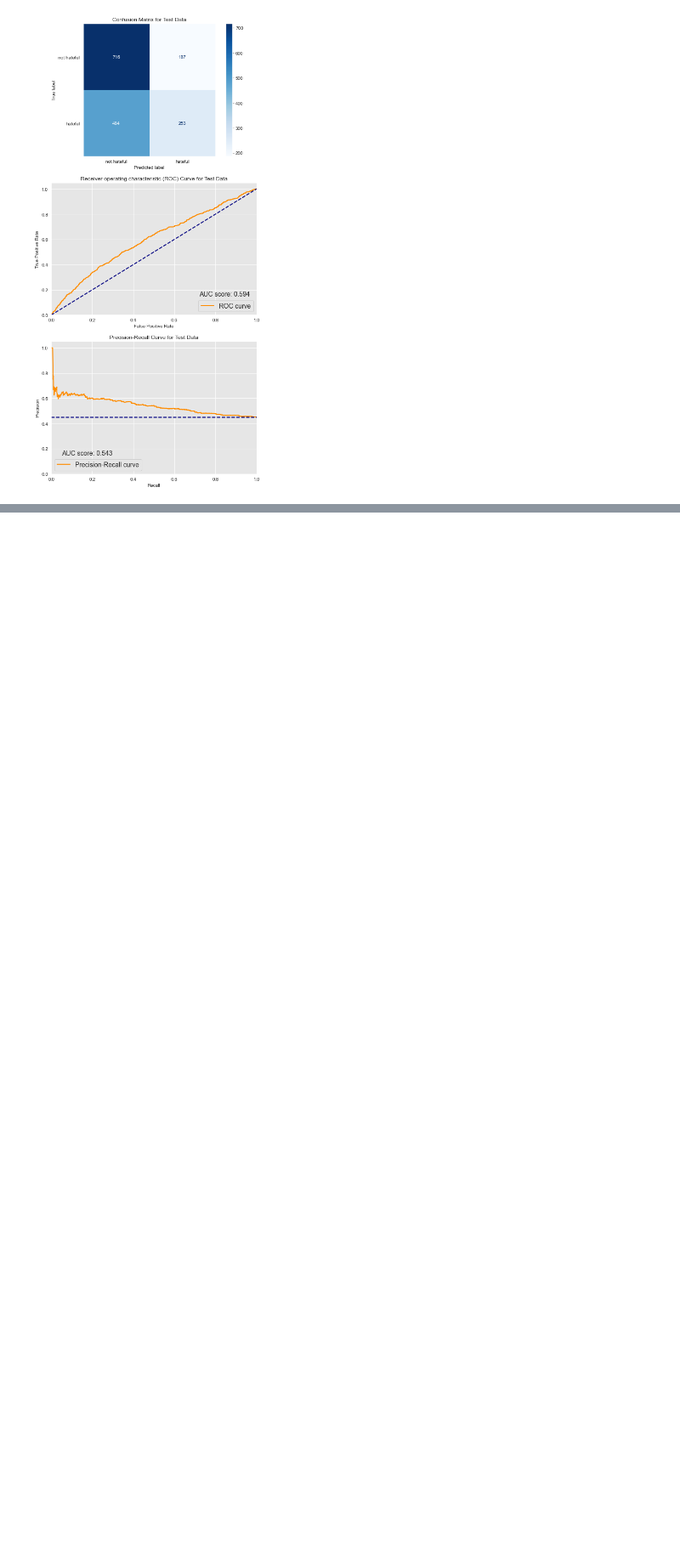
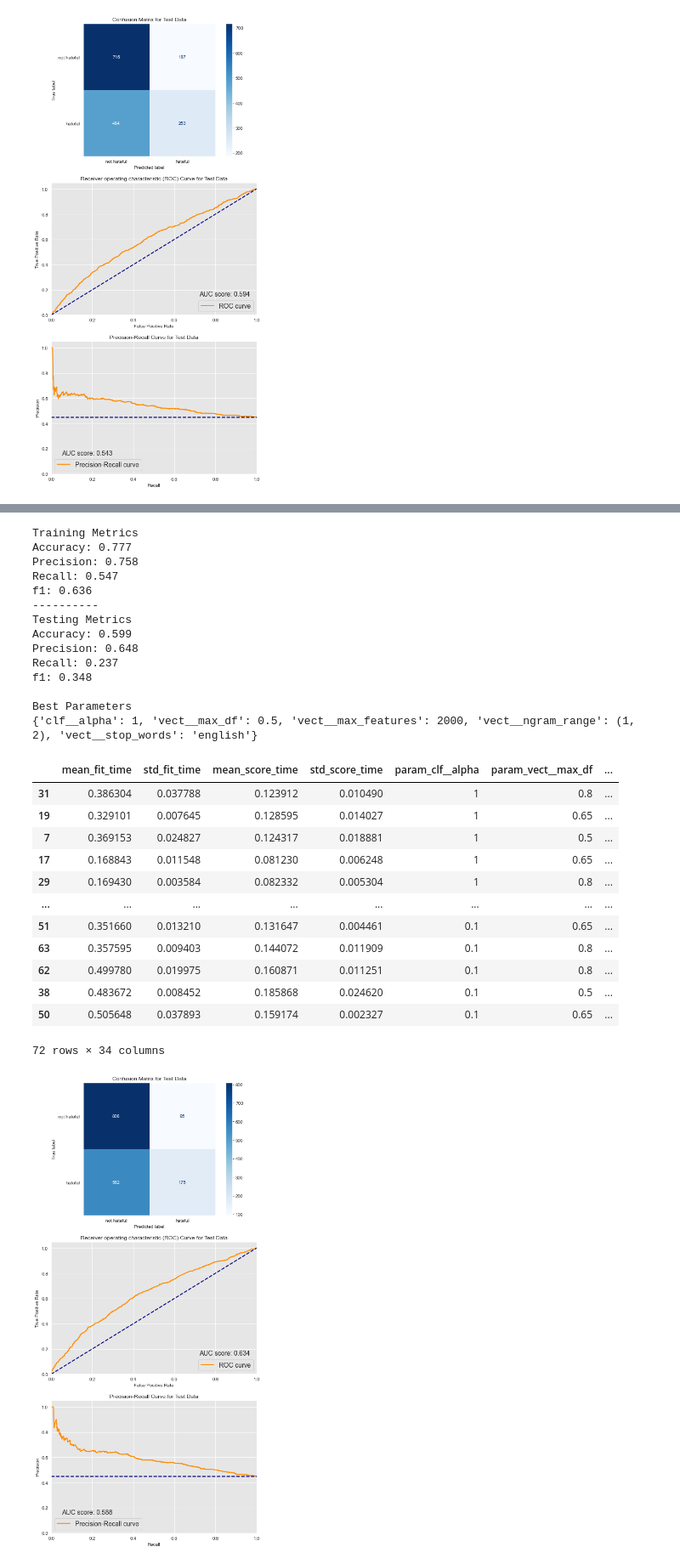
Before and after one commit to andrewwhitman/HatefulMemesDetection, a Jupyter notebook: notebooks/Models.ipynb, the cells around one changed output, grey strips where cells are left out. Shown at 85% size. Saved outputs shown, nothing was run; the diff lists cells and outputs as text; code cells hidden in the pictures; blank space fills up the shorter version.

```diff
--- a/notebooks/Models.ipynb
+++ b/notebooks/Models.ipynb
@@ -133,0 +219,15 @@ f1: 0.430
+# %%
+# parameter grid
+bool_grid = {
+    "vect__max_df": (0.5, 0.65, 0.8,),
+    'vect__max_features': (None, 2000, 4000),
+    "vect__ngram_range": ((1, 1), (1, 2)),
+    "vect__stop_words": (None, 'english'),
+    "clf__alpha": (1, 0.1),
+}
+
+# refit on roc_auc
+bool_gs = GridSearchCV(estimator=bool_bnb, param_grid=bool_grid, scoring=scoring_metrics, refit='roc_auc', n_jobs=-1)
+
+# fit on train
+bool_gs.fit(X_train, y_train)
@@ -133,0 +244,32 @@ f1: 0.430
+# %%
+# evaluate model on train and test
+evaluate(bool_gs, X_train, y_train, X_test, y_test, grid_search=True)
+# %% [output]
+Training Metrics
+Accuracy: 0.777
+Precision: 0.758
+Recall: 0.547
+f1: 0.636
+----------
+Testing Metrics
+Accuracy: 0.599
+Precision: 0.648
+Recall: 0.237
+f1: 0.348
+
+Best Parameters
+{'clf__alpha': 1, 'vect__max_df': 0.5, 'vect__max_features': 2000, 'vect__ngram_range': (1, 2), 'vect__stop_words': 'english'}
+|  | mean_fit_time | std_fit_time | mean_score_time | std_score_time | param_clf__alpha | param_vect__max_df | ... |
+| 31 | 0.386304 | 0.037788 | 0.123912 | 0.010490 | 1 | 0.8 | ... |
+| 19 | 0.329101 | 0.007645 | 0.128595 | 0.014027 | 1 | 0.65 | ... |
+| 7 | 0.369153 | 0.024827 | 0.124317 | 0.018881 | 1 | 0.5 | ... |
+| 17 | 0.168843 | 0.011548 | 0.081230 | 0.006248 | 1 | 0.65 | ... |
+| 29 | 0.169430 | 0.003584 | 0.082332 | 0.005304 | 1 | 0.8 | ... |
+| ... | ... | ... | ... | ... | ... | ... | ... |
+| 51 | 0.351660 | 0.013210 | 0.131647 | 0.004461 | 0.1 | 0.65 | ... |
+| 63 | 0.357595 | 0.009403 | 0.144072 | 0.011909 | 0.1 | 0.8 | ... |
+| 62 | 0.499780 | 0.019975 | 0.160871 | 0.011251 | 0.1 | 0.8 | ... |
+| 38 | 0.483672 | 0.008452 | 0.185868 | 0.024620 | 0.1 | 0.5 | ... |
+| 50 | 0.505648 | 0.037893 | 0.159174 | 0.002327 | 0.1 | 0.65 | ... |
+72 rows × 34 columns
+[figure, added]
```
Also changed, not shown: parts of 37 cells of this notebook, 1 other file.
